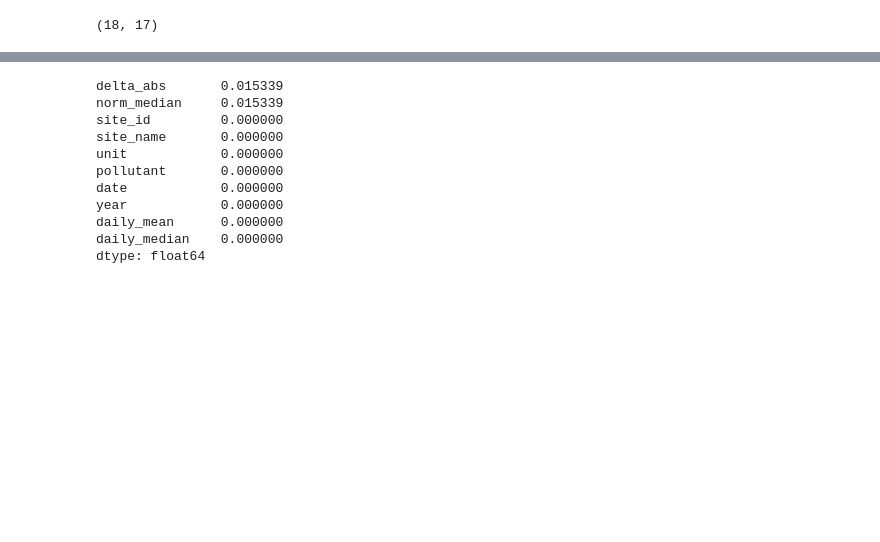
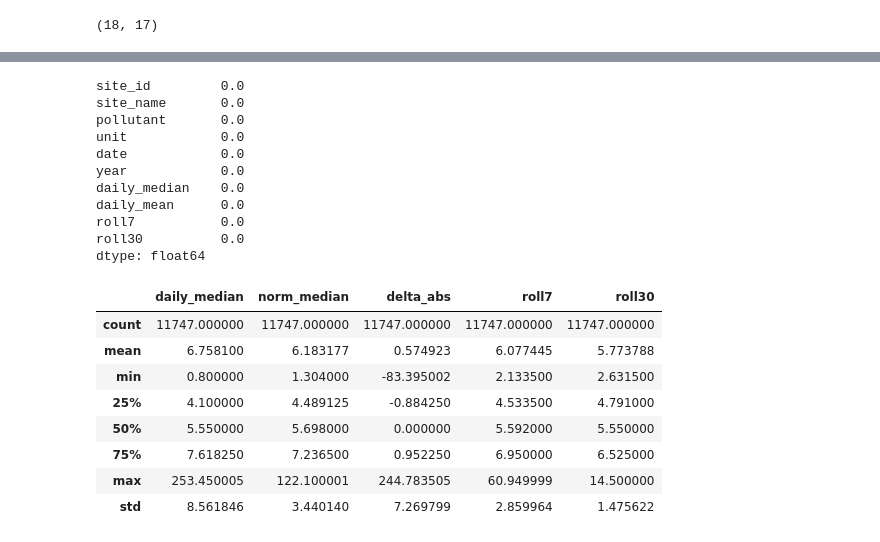
Before and after one commit to therealestchris/mel-air-norms-now, a Jupyter notebook: notebooks/01_eda_and_first_model.ipynb, the cells around one changed output, grey strips where cells are left out. Cells and saved outputs as stored; diff of their text form; code cells hidden in the pictures; blank space fills up the shorter version.

```diff
--- a/notebooks/01_eda_and_first_model.ipynb
+++ b/notebooks/01_eda_and_first_model.ipynb
@@ -55,3 +106,13 @@ df_pm25["site_id"].nunique(), df_pm25["site_name"].nunique()
+# %%
+# For each row, check: "is my (site_id, pollutant) group all missing in norm_median?"
+all_missing_groups = (
+    df_pm25
+    .groupby(["site_id", "pollutant"])["norm_median"]
+    .transform(lambda s: s.isna().all())
+)
+
+# Keep only groups that have at least one valid norm_median
+df_pm25 = df_pm25[~all_missing_groups].copy()
 # %%
 # Implement missing value logic, only on the PM2.5 subset
 df_pm25["z_missing"] = df_pm25["z"].isna().astype(int)
@@ -81,14 +142,27 @@ df_pm25["roll30"] = df_pm25["roll30"].fillna(df_pm25["roll7"])
 # %%
 df_pm25.isna().mean().sort_values(ascending=False).head(10)
 # %% [output]
-delta_abs       0.015339
-norm_median     0.015339
-site_id         0.000000
-site_name       0.000000
-unit            0.000000
-pollutant       0.000000
-date            0.000000
-year            0.000000
-daily_mean      0.000000
-daily_median    0.000000
+site_id         0.0
+site_name       0.0
+pollutant       0.0
+unit            0.0
+date            0.0
+year            0.0
+daily_median    0.0
+daily_mean      0.0
+roll7           0.0
+roll30          0.0
 dtype: float64
+# %%
+df_pm25.head(5)
+df_pm25.describe()[["daily_median", "norm_median", "delta_abs", "roll7", "roll30"]]
+# %% [output]
+|  | daily_median | norm_median | delta_abs | roll7 | roll30 |
+| count | 11747.000000 | 11747.000000 | 11747.000000 | 11747.000000 | 11747.000000 |
+| mean | 6.758100 | 6.183177 | 0.574923 | 6.077445 | 5.773788 |
+| min | 0.800000 | 1.304000 | -83.395002 | 2.133500 | 2.631500 |
+| 25% | 4.100000 | 4.489125 | -0.884250 | 4.533500 | 4.791000 |
+| 50% | 5.550000 | 5.698000 | 0.000000 | 5.592000 | 5.550000 |
+| 75% | 7.618250 | 7.236500 | 0.952250 | 6.950000 | 6.525000 |
+| max | 253.450005 | 122.100001 | 244.783505 | 60.949999 | 14.500000 |
+| std | 8.561846 | 3.440140 | 7.269799 | 2.859964 | 1.475622 |
```
Also changed, not shown: parts of 18 cells of this notebook.
